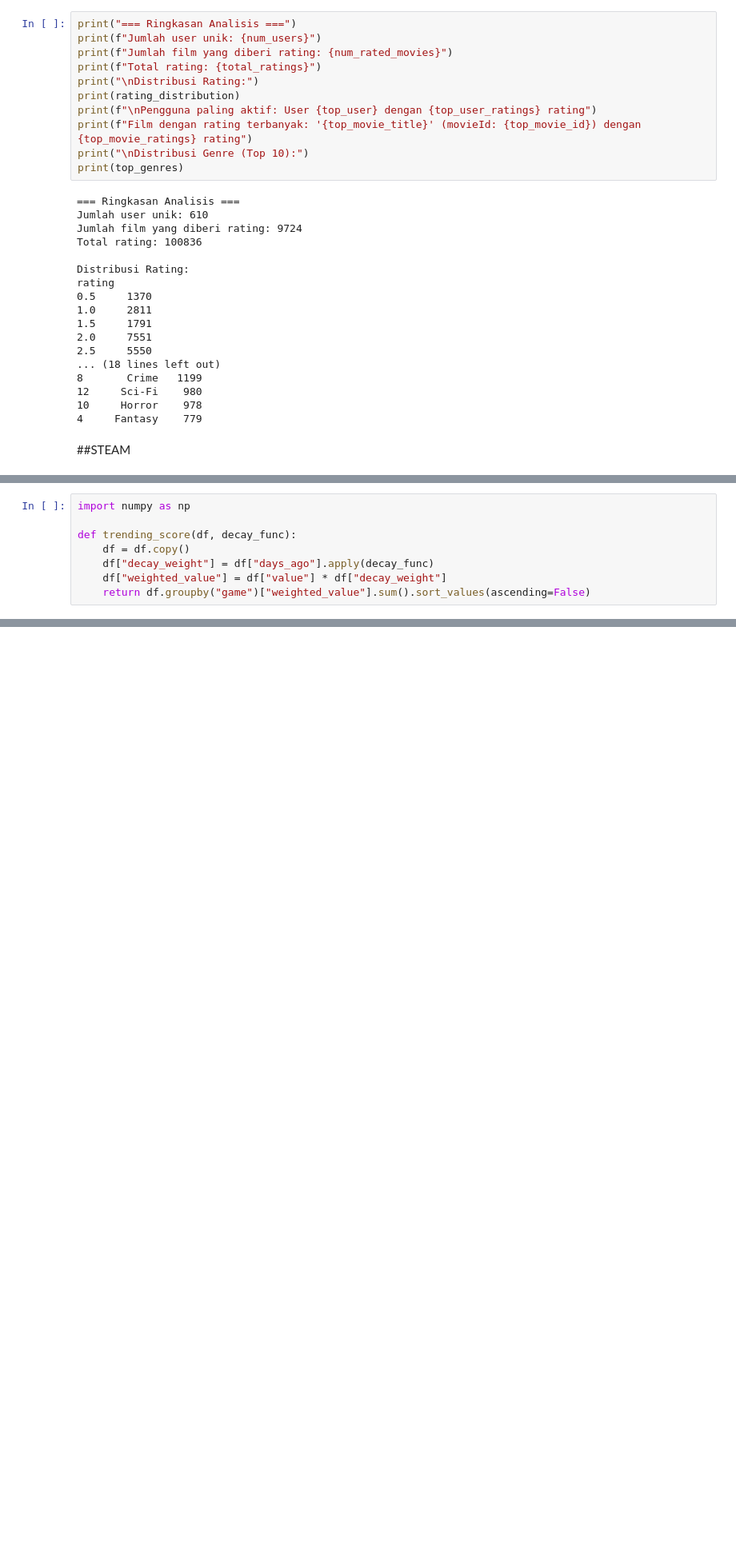
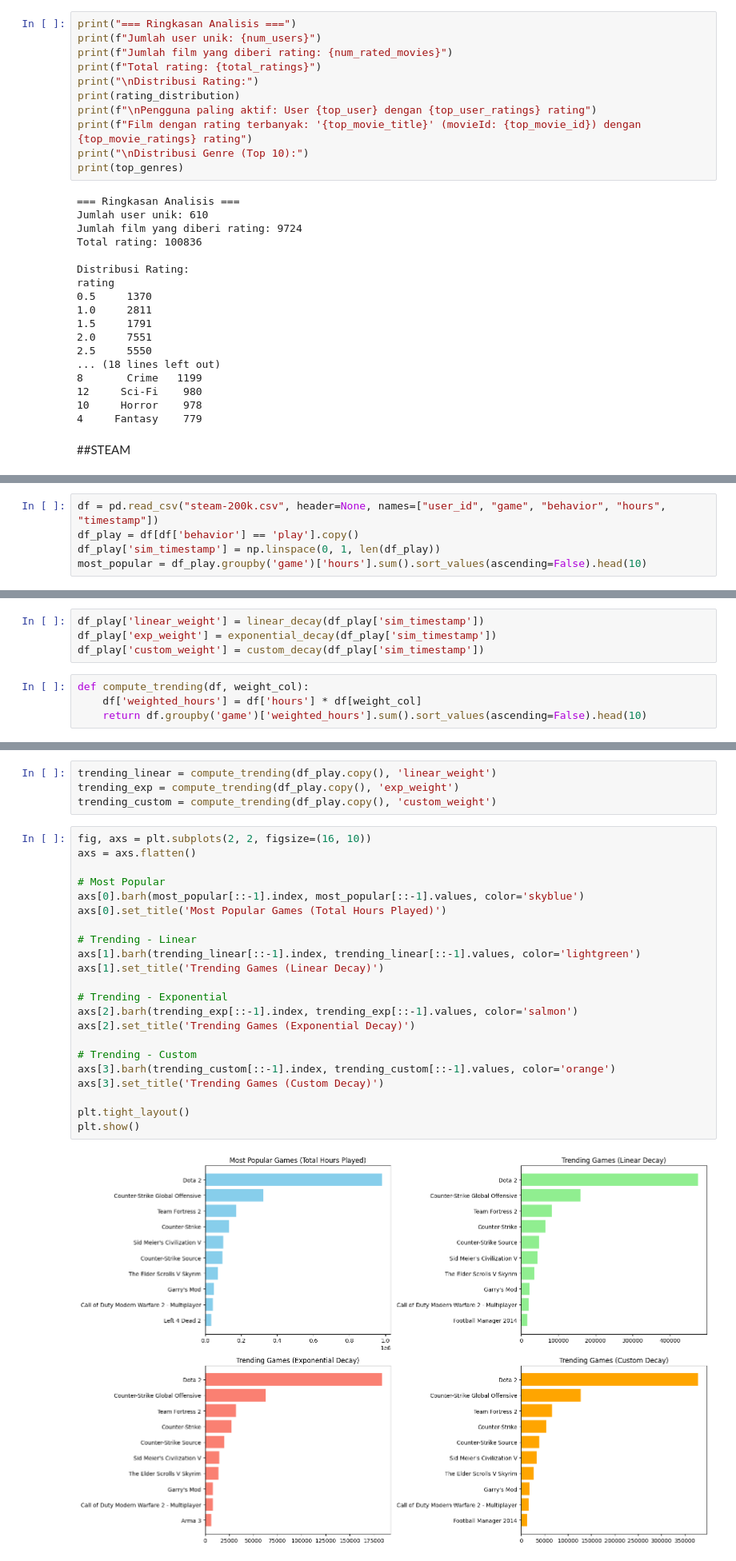
Before and after one commit to Nikerlas/AI, a Jupyter notebook: ML_Recommender.ipynb, the cells around one changed output, grey strips where cells are left out. Shown at 80% size. Cells and saved outputs as stored; diff of their text form; blank space fills up the shorter version.

```diff
--- a/ML_Recommender.ipynb
+++ b/ML_Recommender.ipynb
@@ -283,0 +176,5 @@ def custom_decay(days_ago):
+# %%
+df = pd.read_csv("steam-200k.csv", header=None, names=["user_id", "game", "behavior", "hours", "timestamp"])
+df_play = df[df['behavior'] == 'play'].copy()
+df_play['sim_timestamp'] = np.linspace(0, 1, len(df_play))
+most_popular = df_play.groupby('game')['hours'].sum().sort_values(ascending=False).head(10)
@@ -284,8 +190,8 @@ def custom_decay(days_ago):
+# %%
+df_play['linear_weight'] = linear_decay(df_play['sim_timestamp'])
+df_play['exp_weight'] = exponential_decay(df_play['sim_timestamp'])
+df_play['custom_weight'] = custom_decay(df_play['sim_timestamp'])
 # %%
-import numpy as np
-
-def trending_score(df, decay_func):
-    df = df.copy()
-    df["decay_weight"] = df["days_ago"].apply(decay_func)
-    df["weighted_value"] = df["value"] * df["decay_weight"]
-    return df.groupby("game")["weighted_value"].sum().sort_values(ascending=False)
+def compute_trending(df, weight_col):
+    df['weighted_hours'] = df['hours'] * df[weight_col]
+    return df.groupby('game')['weighted_hours'].sum().sort_values(ascending=False).head(10)
@@ -317,0 +198,28 @@ plt.show()
+# %%
+trending_linear = compute_trending(df_play.copy(), 'linear_weight')
+trending_exp = compute_trending(df_play.copy(), 'exp_weight')
+trending_custom = compute_trending(df_play.copy(), 'custom_weight')
+# %%
+fig, axs = plt.subplots(2, 2, figsize=(16, 10))
+axs = axs.flatten()
+
+# Most Popular
+axs[0].barh(most_popular[::-1].index, most_popular[::-1].values, color='skyblue')
+axs[0].set_title('Most Popular Games (Total Hours Played)')
+
+# Trending - Linear
+axs[1].barh(trending_linear[::-1].index, trending_linear[::-1].values, color='lightgreen')
+axs[1].set_title('Trending Games (Linear Decay)')
+
+# Trending - Exponential
+axs[2].barh(trending_exp[::-1].index, trending_exp[::-1].values, color='salmon')
+axs[2].set_title('Trending Games (Exponential Decay)')
+
+# Trending - Custom
+axs[3].barh(trending_custom[::-1].index, trending_custom[::-1].values, color='orange')
+axs[3].set_title('Trending Games (Custom Decay)')
+
+plt.tight_layout()
+plt.show()
+# %% [output]
+[figure, added]
```
Also changed, not shown: parts of 19 cells of this notebook.
